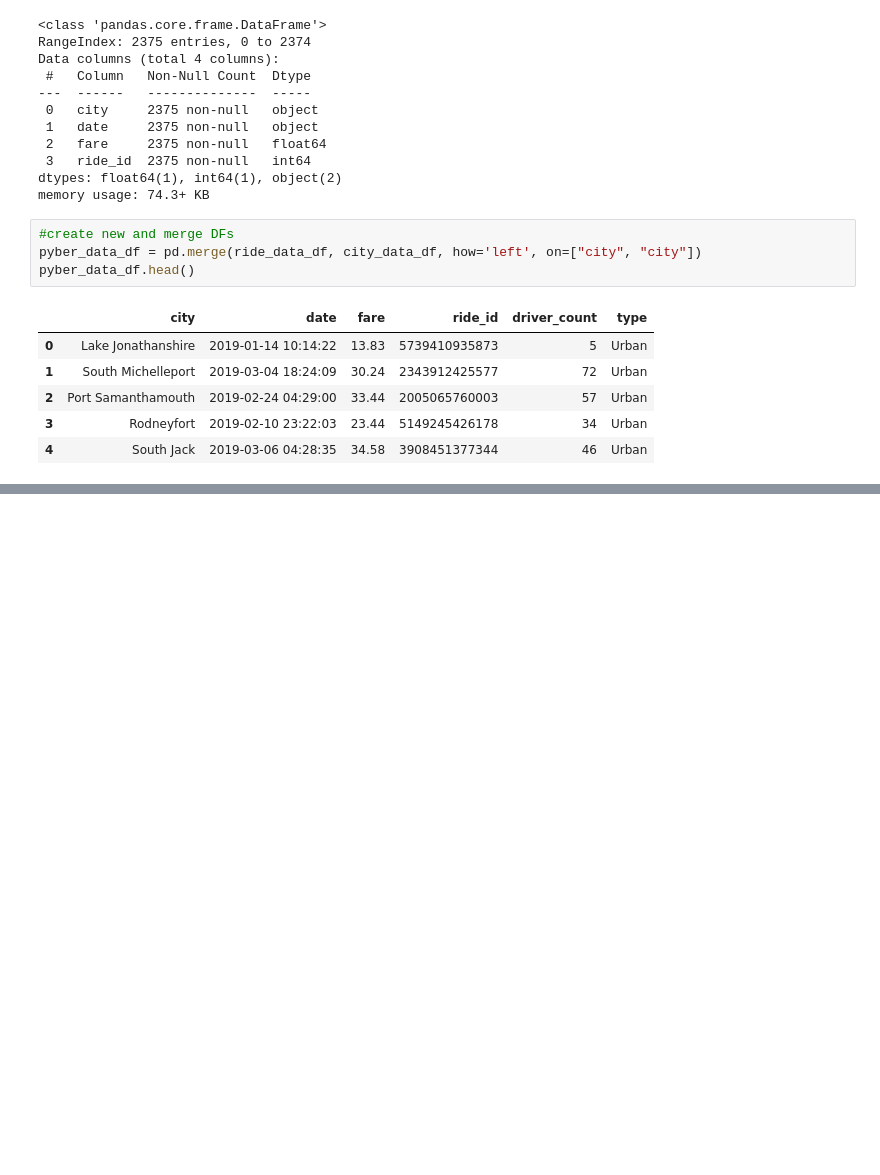
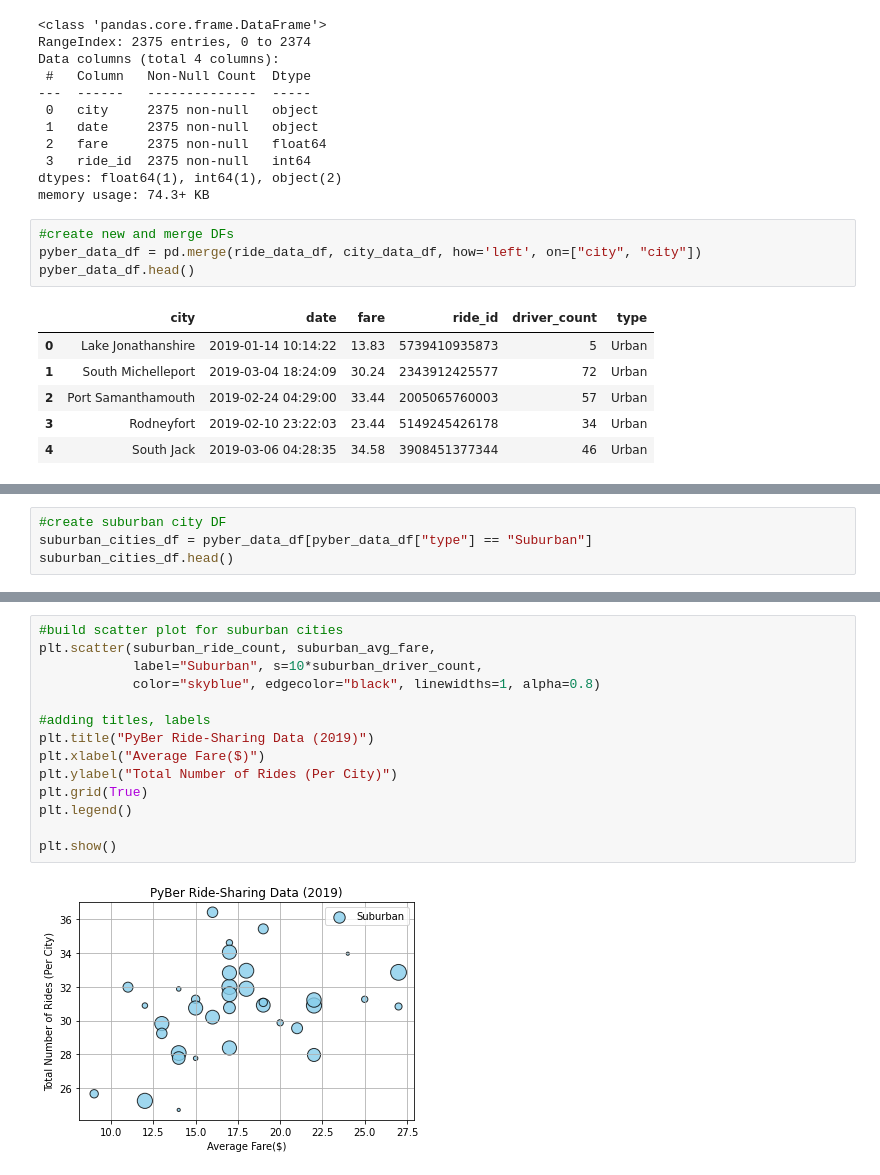
Before and after one commit to JerryMcG/PyBer_Analysis, a Jupyter notebook: PyBer.ipynb, the cells around one changed output, grey strips where cells are left out. Cells and saved outputs as stored; diff of their text form; blank space fills up the shorter version.

```diff
--- a/PyBer.ipynb
+++ b/PyBer.ipynb
@@ -109,0 +123,4 @@ pyber_data_df.head()
+# %%
+#create suburban city DF
+suburban_cities_df = pyber_data_df[pyber_data_df["type"] == "Suburban"]
+suburban_cities_df.head()
@@ -109,0 +204,16 @@ pyber_data_df.head()
+# %%
+#build scatter plot for suburban cities
+plt.scatter(suburban_ride_count, suburban_avg_fare,
+            label="Suburban", s=10*suburban_driver_count,
+            color="skyblue", edgecolor="black", linewidths=1, alpha=0.8)
+
+#adding titles, labels
+plt.title("PyBer Ride-Sharing Data (2019)")
+plt.xlabel("Average Fare($)")
+plt.ylabel("Total Number of Rides (Per City)")
+plt.grid(True)
+plt.legend()
+
+plt.show()
+# %% [output]
+[figure, added]
```
Also changed, not shown: parts of 11 cells of this notebook, 1 other file.
